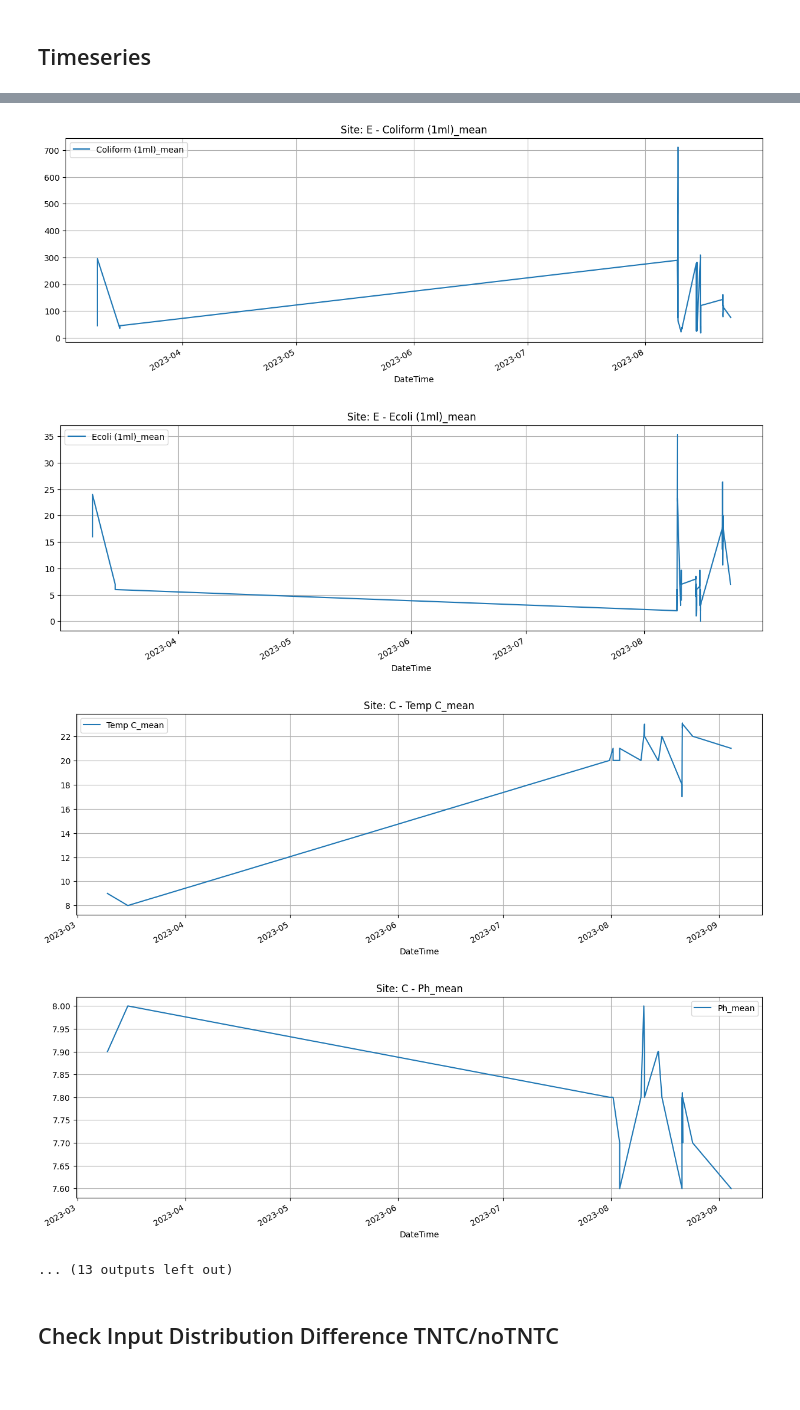
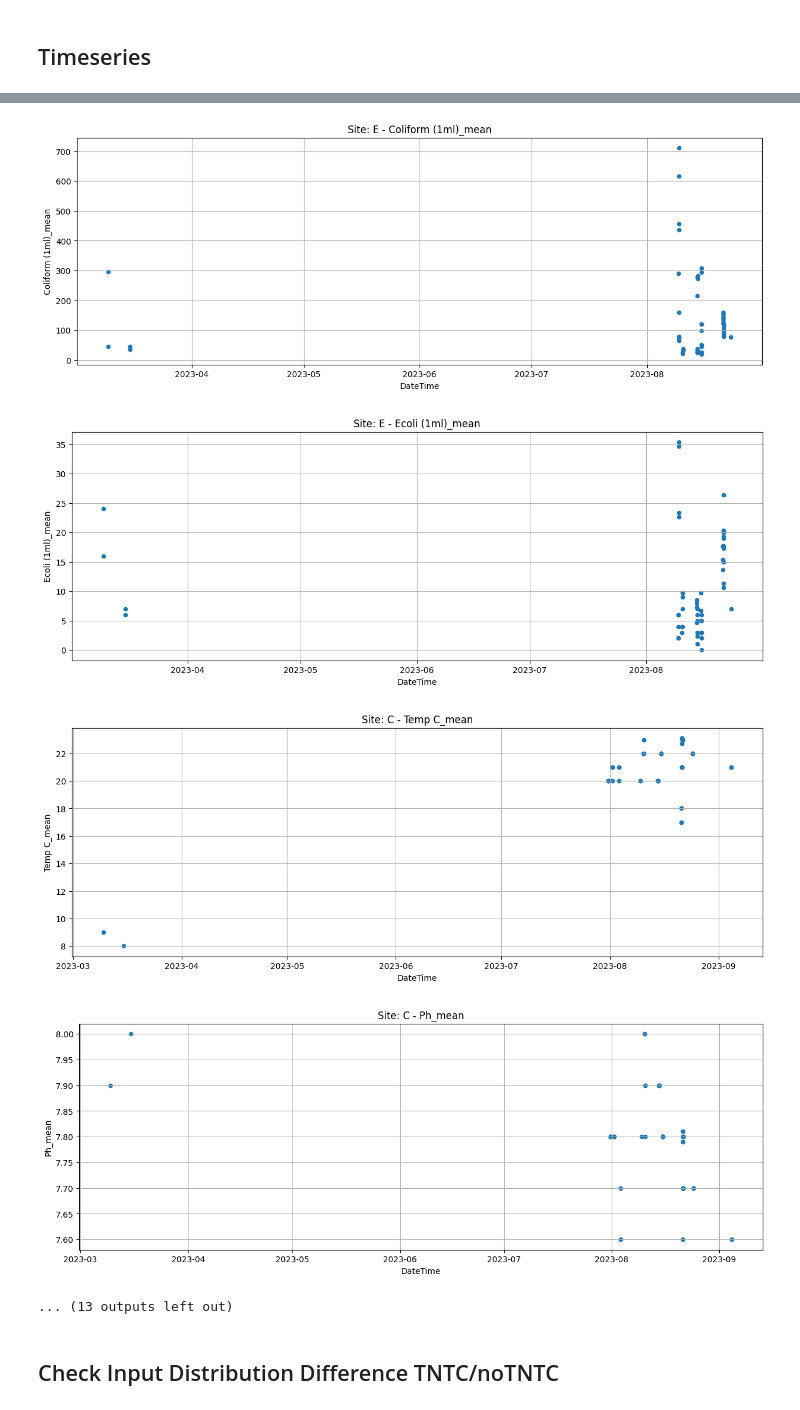
Before and after one commit to MassimilianoArca/Thames-Ecoli, a Jupyter notebook: thames/data_analysis/ecoli_coliform.ipynb, the cells around one changed output, grey strips where cells are left out. Drawn from its saved outputs; the diff is of its cells as text; code cells hidden in the pictures; blank space fills up the shorter version.

```diff
--- a/thames/data_analysis/ecoli_coliform.ipynb
+++ b/thames/data_analysis/ecoli_coliform.ipynb
@@ -7,7 +7,7 @@ import seaborn as sns
 
 from scipy import stats
 # %%
-data_path = "/Users/massimilianoarca/Library/CloudStorage/OneDrive-PolitecnicodiMilano/Thames Ecoli/Data"
+data_path = os.path.join('..', 'data')
 
 dir_store_path = os.path.join(data_path, "temporary results")
 
@@ -543,6 +543,6 @@ for site in site_dict:
 # %%
 for site in site_dict:
     for col in cols:
-        site_dict[site].plot(x="DateTime", y=col, figsize=(15, 5), grid=True)
+        site_dict[site].plot(x="DateTime", y=col, figsize=(15, 5), grid=True, kind='scatter')
         plt.title("Site: " + site + " - " + col)
 # %% [output]
@@ -557,7 +557,7 @@ for site in site_dict:
-[figure, old version]
+[figure, new version]
-[figure, old version]
+[figure, new version]
-[figure, old version]
+[figure, new version]
-[figure, old version]
+[figure, new version]
 ... (13 outputs left out)
 # %% [markdown]
 ## Check Input Distribution Difference TNTC/noTNTC
```
Also changed, not shown: parts of 6 cells of this notebook, 7 other files.
